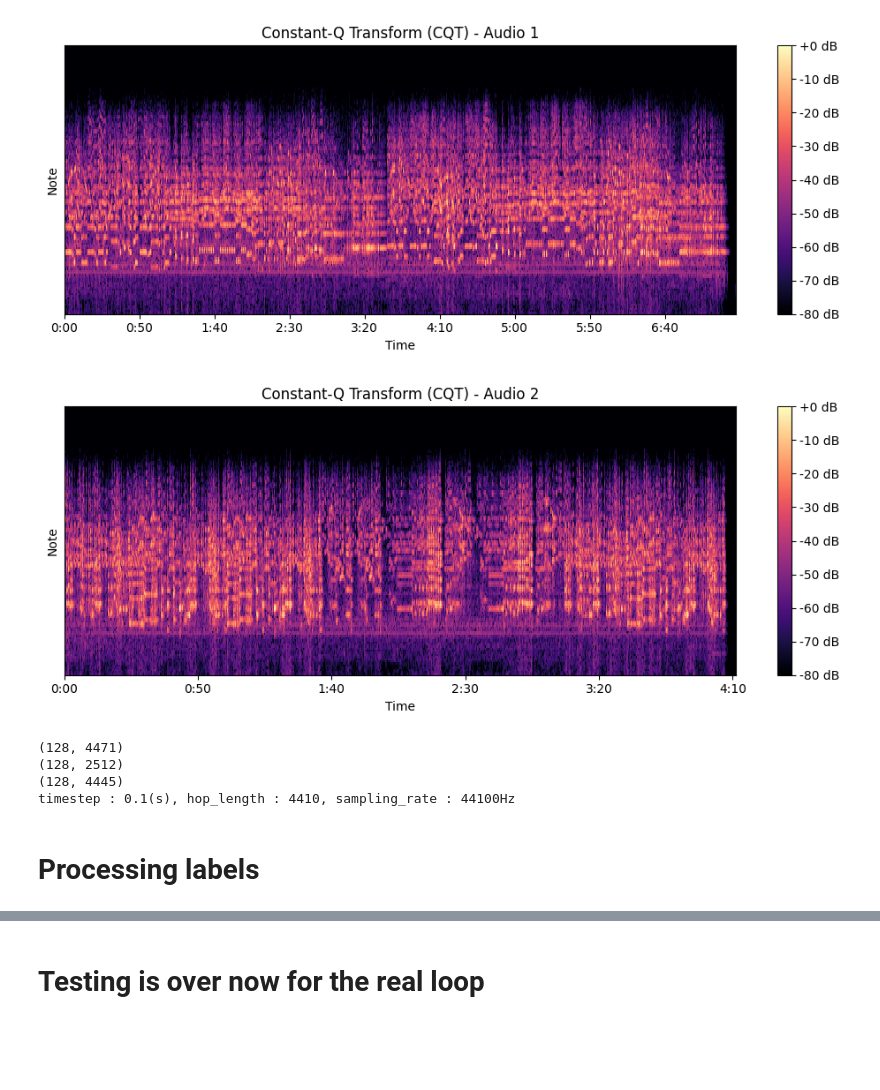
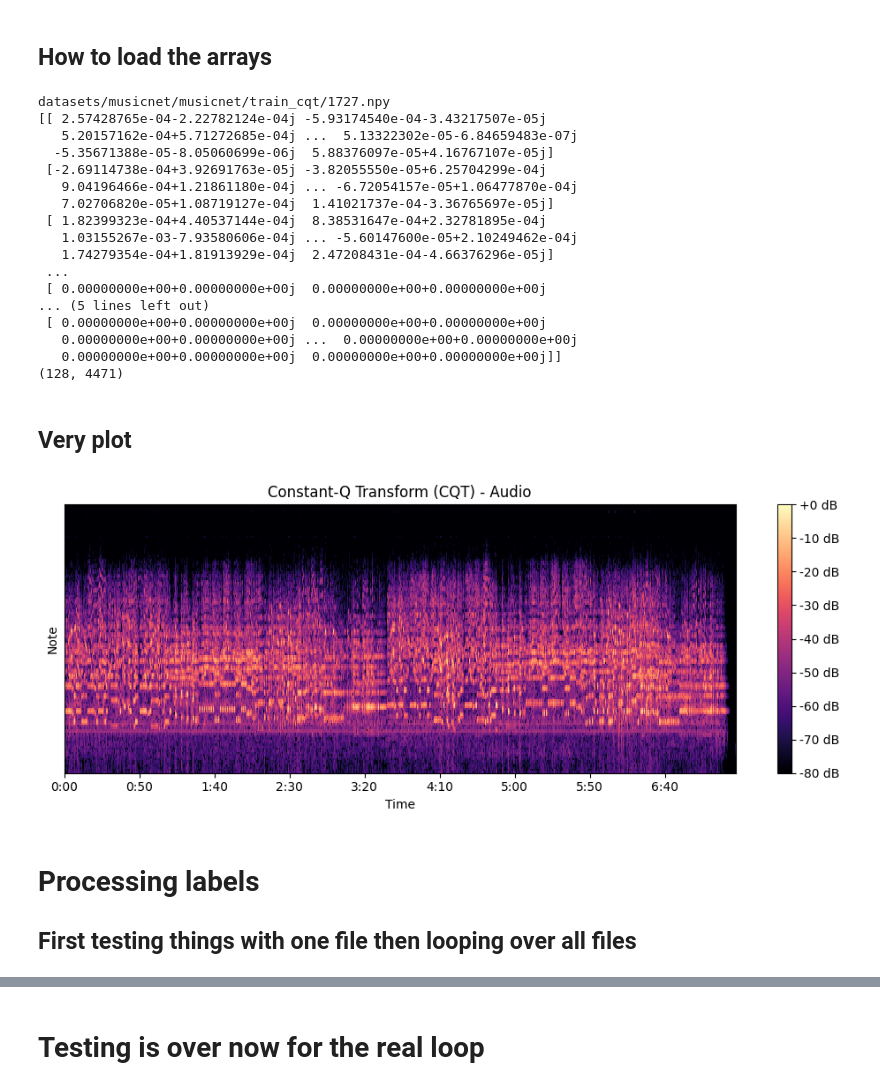
Before and after one commit to FannyGobbo/PFE, a Jupyter notebook: preprocessing.ipynb, the cells around one changed output, grey strips where cells are left out. Saved outputs shown, nothing was run; the diff lists cells and outputs as text; code cells hidden in the pictures; blank space fills up the shorter version.

```diff
--- a/preprocessing.ipynb
+++ b/preprocessing.ipynb
@@ -120,9 +18,0 @@ train_cqt_array = [librosa.cqt(audio, fmin=C0_freq, n_bins=108, sr=sr, hop_lengt
-# %%
-# CQT can't comput above 108 frequency bins so will add lines of 0s manually
-# it corresponds to high freq notes anyway and probably won't impact result
-# that much
-for i in range(len(train_cqt_array)):
-    # Create 20 rows of zeros with the same width as the original array
-    zeros = np.zeros((20, train_cqt_array[i].shape[1]))
-    # Vertically stack the original array and zeros
-    train_cqt_array[i] = np.vstack((train_cqt_array[i], zeros))
@@ -129,31 +76,54 @@ for i in range(len(train_cqt_array)):
+# %% [markdown]
+## How to load the arrays
+# %%
+import os
+import numpy as np
+
+train_cqt_dir = 'datasets/musicnet/musicnet/train_cqt/'
+
+# load the array
+file = os.listdir(train_cqt_dir)[0]
+filepath = train_cqt_dir + file
+print(filepath)
+
+cqt_array = np.array(np.load(filepath))
+print(cqt_array)
+print(cqt_array.shape) # freq_bins X time_intervals (one interval = 0.1s)
+# %% [output]
+datasets/musicnet/musicnet/train_cqt/1727.npy
+[[ 2.57428765e-04-2.22782124e-04j -5.93174540e-04-3.43217507e-05j
+   5.20157162e-04+5.71272685e-04j ...  5.13322302e-05-6.84659483e-07j
+  -5.35671388e-05-8.05060699e-06j  5.88376097e-05+4.16767107e-05j]
+ [-2.69114738e-04+3.92691763e-05j -3.82055550e-05+6.25704299e-04j
+   9.04196466e-04+1.21861180e-04j ... -6.72054157e-05+1.06477870e-04j
+   7.02706820e-05+1.08719127e-04j  1.41021737e-04-3.36765697e-05j]
+ [ 1.82399323e-04+4.40537144e-04j  8.38531647e-04+2.32781895e-04j
+   1.03155267e-03-7.93580606e-04j ... -5.60147600e-05+2.10249462e-04j
+   1.74279354e-04+1.81913929e-04j  2.47208431e-04-4.66376296e-05j]
+ ...
+ [ 0.00000000e+00+0.00000000e+00j  0.00000000e+00+0.00000000e+00j
+... (5 lines left out)
+ [ 0.00000000e+00+0.00000000e+00j  0.00000000e+00+0.00000000e+00j
+   0.00000000e+00+0.00000000e+00j ...  0.00000000e+00+0.00000000e+00j
+   0.00000000e+00+0.00000000e+00j  0.00000000e+00+0.00000000e+00j]]
+(128, 4471)
+# %% [markdown]
+## Very plot
 # %%
 import matplotlib.pyplot as plt
 
-for i in range(2):
-    cqt_array = train_cqt_array[i]
-    plt.figure(figsize=(10, 4))
-    librosa.display.specshow(librosa.amplitude_to_db(cqt_array, ref=np.max), sr=sr, hop_length=hop_length, x_axis='time', y_axis='cqt_note')
-    plt.colorbar(format='%+2.0f dB')
-    plt.title('Constant-Q Transform (CQT) - Audio {}'.format(i+1))
-    plt.tight_layout()
-    plt.show()
+plt.figure(figsize=(10, 4))
+librosa.display.specshow(librosa.amplitude_to_db(cqt_array, ref=np.max), sr=sr, hop_length=hop_length, x_axis='time', y_axis='cqt_note')
+plt.colorbar(format='%+2.0f dB')
+plt.title('Constant-Q Transform (CQT) - Audio')
+plt.tight_layout()
+plt.show()
 # %% [output]
-[figure, old version]
+[figure, new version]
-[figure, removed]
-# %%
-# figure out timestep and cut audios into sequences
-print(np.array(train_cqt_array[0]).shape)
-print(np.array(train_cqt_array[1]).shape)
-print(np.array(train_cqt_array[2]).shape)
-
-print(f'timestep : {TIMESTEP}(s), hop_length : {hop_length}, sampling_rate : {sr}Hz')
-# %% [output]
-(128, 4471)
-(128, 2512)
-(128, 4445)
-timestep : 0.1(s), hop_length : 4410, sampling_rate : 44100Hz
-# %% [markdown]
-# Processing labels
+# %% [markdown]
+# Processing labels
+
+## First testing things with one file then looping over all files
 # %%
 import pandas as pd
 
```
Also changed, not shown: parts of 13 cells of this notebook, 2 other files.
